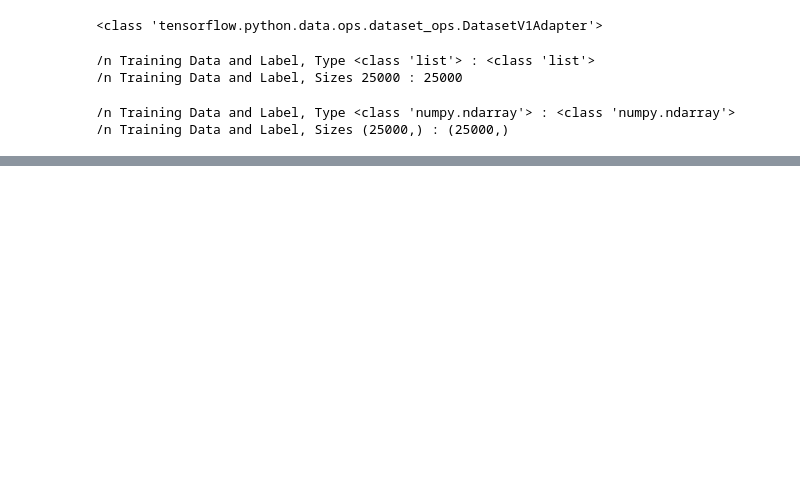
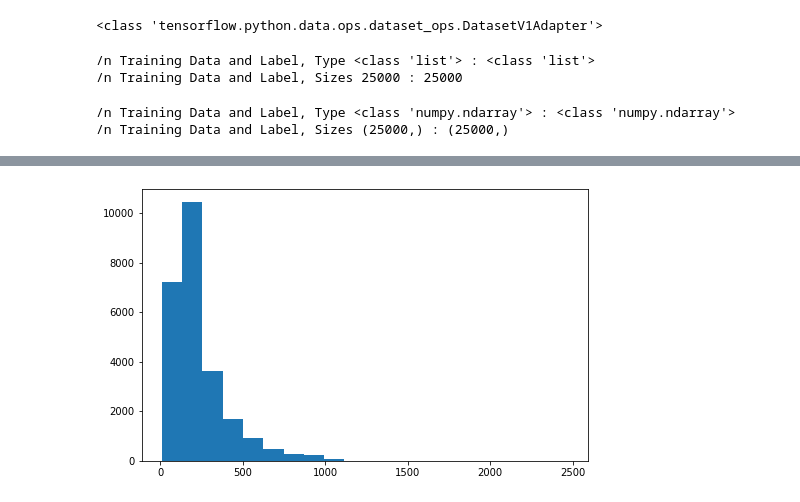
Before and after one commit to DipakBagal/Sentiment-Analysis-UserReviews, a Jupyter notebook: IMDB_Reviews_DeepLearning_(v2).ipynb, the cells around one changed output, grey strips where cells are left out. Drawn from its saved outputs; the diff is of its cells as text; code cells hidden in the pictures; blank space fills up the shorter version.

```diff
--- a/IMDB_Reviews_DeepLearning_(v2).ipynb
+++ b/IMDB_Reviews_DeepLearning_(v2).ipynb
@@ -57,12 +43,12 @@ y_test_l = []
 
 for s,l in train_data:
   X_train_l.append(str(s.numpy()))
-  y_train_l.append(l.numpy)
+  y_train_l.append(l.numpy())
 
 
 for s,l in test_data:
   X_test_l.append(str(s.numpy()))
-  y_test_l.append(l.numpy)
+  y_test_l.append(l.numpy())
 # %%
 # DATATYPES AND SIZES OF THE DATASETS
 
@@ -91,0 +80,12 @@ print('/n Training Data and Label, Sizes {} : {}' .format((X_train.shape) , (y_t
+# %%
+# HOW LONG ARE THE REVIEWS, TYPCALLY (WORDCOUNT)
+
+import pandas as pd
+
+X_train_copy = X_train.copy() # copy of the training set for exploratory work
+
+X_train_pd = pd.DataFrame(data = X_train_copy, columns = ["review_text"])
+
+# LANBDA FUNCTION TO CALCULATE APPROXIMATE WORD COUNT
+
+X_train_pd['word_count'] = X_train_pd.apply(lambda x: (x['review_text'].count (' ') + 1),axis=1)
@@ -91,0 +101,8 @@ print('/n Training Data and Label, Sizes {} : {}' .format((X_train.shape) , (y_t
+# %%
+import matplotlib.pyplot as plt
+
+plt.figure(figsize = (8,5))
+plt.hist(X_train_pd['word_count'], bins = 20)
+plt.show()
+# %% [output]
+[figure, added]
```
Also changed, not shown: parts of 29 cells of this notebook.
